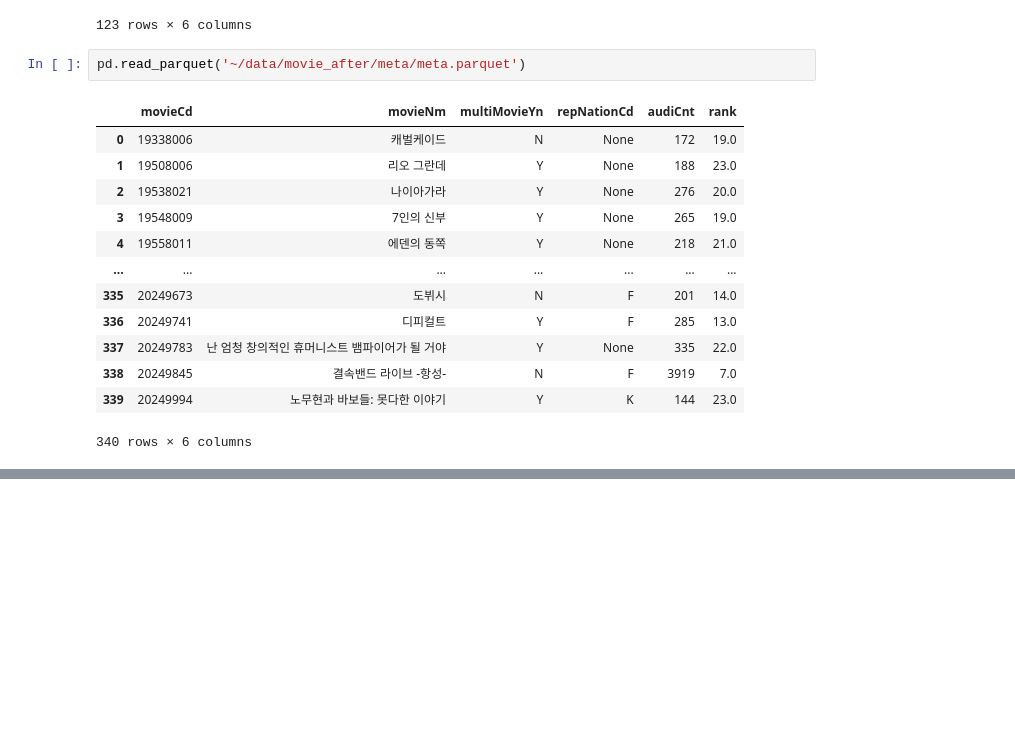
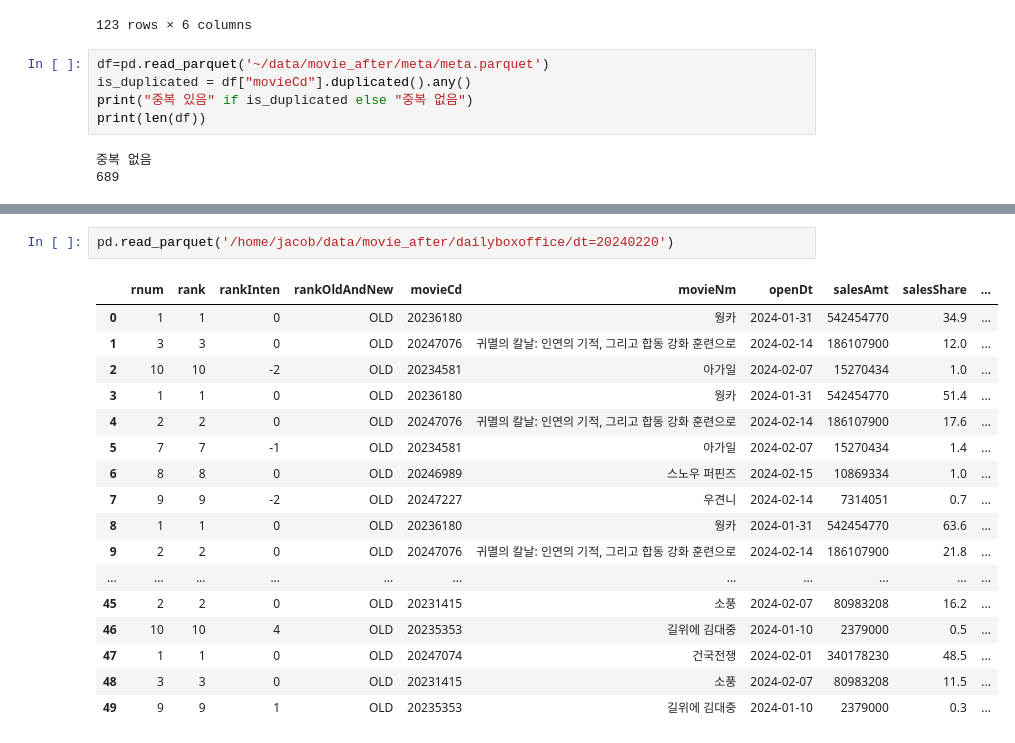
Before and after one commit to Jacob-53/movie, a Jupyter notebook: notes/Untitled.ipynb, the cells around one changed output, grey strips where cells are left out. Drawn from its saved outputs; the diff is of its cells as text; blank space fills up the shorter version.

```diff
--- a/notes/Untitled.ipynb
+++ b/notes/Untitled.ipynb
@@ -348,21 +348,13 @@ pd.read_parquet(path3)
 | 122 | 20247451 | 오키쿠와 세계 | 344 | 20.0 | Y | Unclassified |
 123 rows × 6 columns
 # %%
-pd.read_parquet('~/data/movie_after/meta/meta.parquet')
+df=pd.read_parquet('~/data/movie_after/meta/meta.parquet')
+is_duplicated = df["movieCd"].duplicated().any()
+print("중복 있음" if is_duplicated else "중복 없음")
+print(len(df))
 # %% [output]
-|  | movieCd | movieNm | multiMovieYn | repNationCd | audiCnt | rank |
-| 0 | 19338006 | 캐벌케이드 | N | None | 172 | 19.0 |
-| 1 | 19508006 | 리오 그란데 | Y | None | 188 | 23.0 |
-| 2 | 19538021 | 나이아가라 | Y | None | 276 | 20.0 |
-| 3 | 19548009 | 7인의 신부 | Y | None | 265 | 19.0 |
-| 4 | 19558011 | 에덴의 동쪽 | Y | None | 218 | 21.0 |
-| ... | ... | ... | ... | ... | ... | ... |
-| 335 | 20249673 | 도뷔시 | N | F | 201 | 14.0 |
-| 336 | 20249741 | 디피컬트 | Y | F | 285 | 13.0 |
-| 337 | 20249783 | 난 엄청 창의적인 휴머니스트 뱀파이어가 될 거야 | Y | None | 335 | 22.0 |
-| 338 | 20249845 | 결속밴드 라이브 -항성- | N | F | 3919 | 7.0 |
-| 339 | 20249994 | 노무현과 바보들: 못다한 이야기 | Y | K | 144 | 23.0 |
-340 rows × 6 columns
+중복 없음
+689
 # %%
 pd.read_parquet('~/data/movies/dailyboxoffice/dt=20240101')
 # %% [output]
@@ -383,3 +375,23 @@ pd.read_parquet('~/data/movies/dailyboxoffice/dt=20240101')
 | 47 | 8 | 8 | 1 | OLD | 20235697 | 엔시티 네이션 : 투 더 월드 인 시네마 | 2023-12-06 | 1364000 | 0.0 | ... |
 | 48 | 9 | 9 | 6 | OLD | 20232077 | 어른 김장하 | 2023-11-15 | 214000 | 0.0 | ... |
 | 49 | 10 | 10 | 3 | OLD | 20227525 | 교토에서 온 편지 | 2023-12-06 | 207000 | 0.0 | ... |
+# %%
+pd.read_parquet('/home/jacob/data/movie_after/dailyboxoffice/dt=20240220')
+# %% [output]
+|  | rnum | rank | rankInten | rankOldAndNew | movieCd | movieNm | openDt | salesAmt | salesShare | ... |
+| 0 | 1 | 1 | 0 | OLD | 20236180 | 웡카 | 2024-01-31 | 542454770 | 34.9 | ... |
+| 1 | 3 | 3 | 0 | OLD | 20247076 | 귀멸의 칼날: 인연의 기적, 그리고 합동 강화 훈련으로 | 2024-02-14 | 186107900 | 12.0 | ... |
+| 2 | 10 | 10 | -2 | OLD | 20234581 | 아가일 | 2024-02-07 | 15270434 | 1.0 | ... |
+| 3 | 1 | 1 | 0 | OLD | 20236180 | 웡카 | 2024-01-31 | 542454770 | 51.4 | ... |
+| 4 | 2 | 2 | 0 | OLD | 20247076 | 귀멸의 칼날: 인연의 기적, 그리고 합동 강화 훈련으로 | 2024-02-14 | 186107900 | 17.6 | ... |
+| 5 | 7 | 7 | -1 | OLD | 20234581 | 아가일 | 2024-02-07 | 15270434 | 1.4 | ... |
+| 6 | 8 | 8 | 0 | OLD | 20246989 | 스노우 퍼핀즈 | 2024-02-15 | 10869334 | 1.0 | ... |
+| 7 | 9 | 9 | -2 | OLD | 20247227 | 우견니 | 2024-02-14 | 7314051 | 0.7 | ... |
+| 8 | 1 | 1 | 0 | OLD | 20236180 | 웡카 | 2024-01-31 | 542454770 | 63.6 | ... |
+| 9 | 2 | 2 | 0 | OLD | 20247076 | 귀멸의 칼날: 인연의 기적, 그리고 합동 강화 훈련으로 | 2024-02-14 | 186107900 | 21.8 | ... |
+| ... | ... | ... | ... | ... | ... | ... | ... | ... | ... | ... |
+| 45 | 2 | 2 | 0 | OLD | 20231415 | 소풍 | 2024-02-07 | 80983208 | 16.2 | ... |
+| 46 | 10 | 10 | 4 | OLD | 20235353 | 길위에 김대중 | 2024-01-10 | 2379000 | 0.5 | ... |
+| 47 | 1 | 1 | 0 | OLD | 20247074 | 건국전쟁 | 2024-02-01 | 340178230 | 48.5 | ... |
+| 48 | 3 | 3 | 0 | OLD | 20231415 | 소풍 | 2024-02-07 | 80983208 | 11.5 | ... |
+| 49 | 9 | 9 | 1 | OLD | 20235353 | 길위에 김대중 | 2024-01-10 | 2379000 | 0.3 | ... |
```
Also changed, not shown: parts of 5 cells of this notebook, 1 other file.
